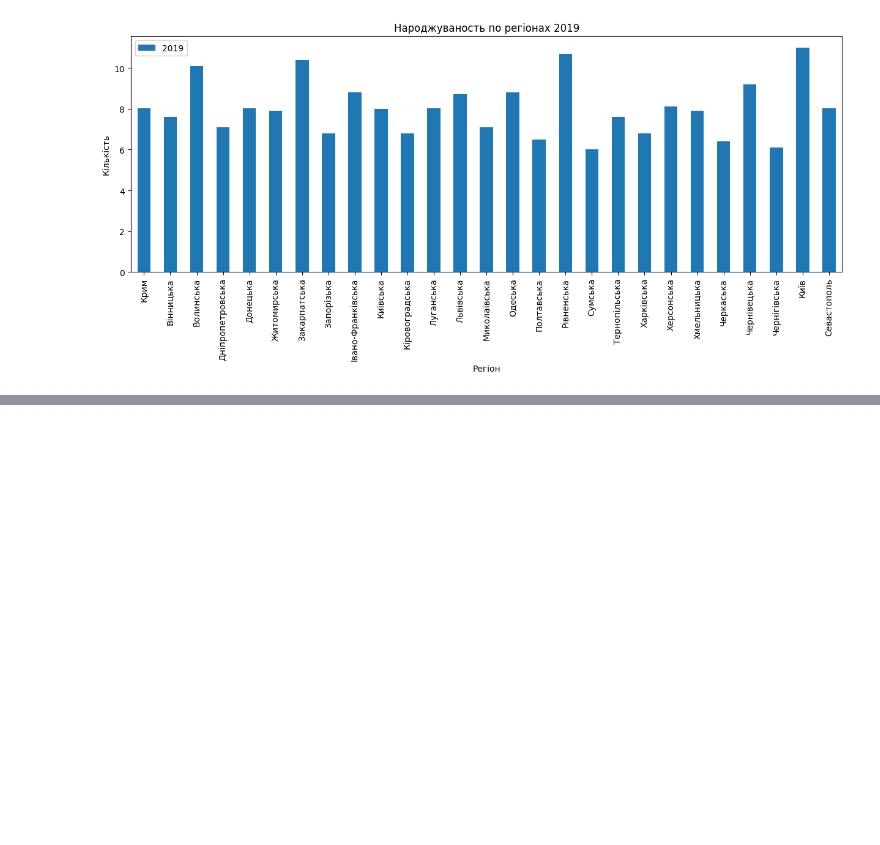
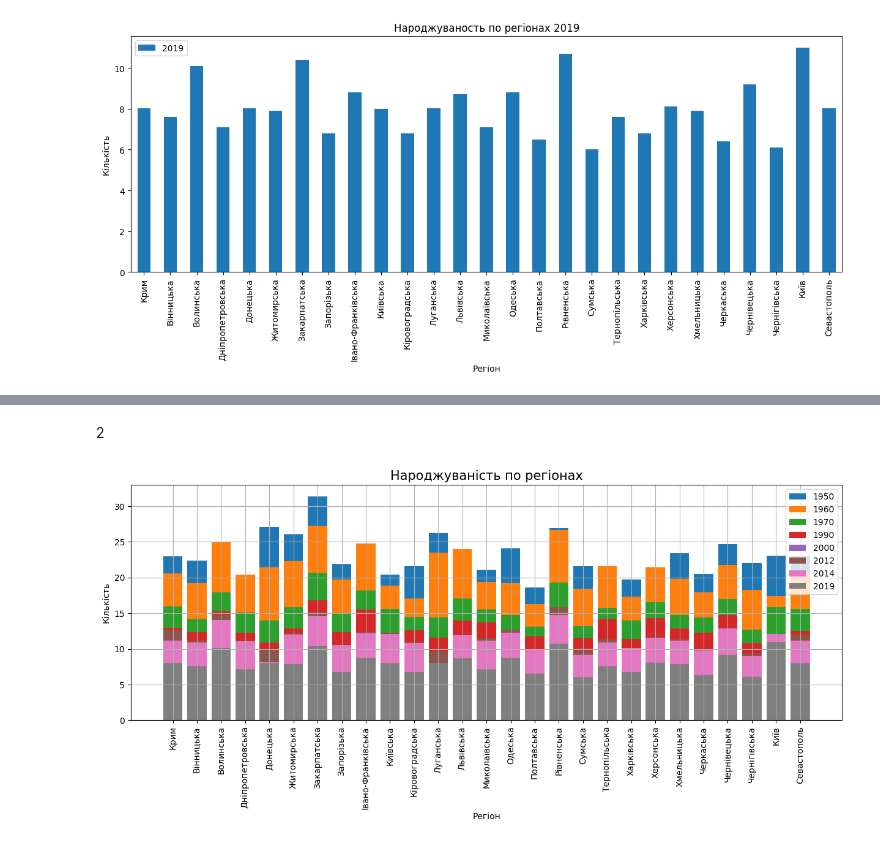
Before and after one commit to tarsweb-Python-GOIT/DS-HW, a Jupyter notebook: hw-02-01.ipynb, the cells around one changed output, grey strips where cells are left out. Saved outputs shown, nothing was run; the diff lists cells and outputs as text; code cells hidden in the pictures; blank space fills up the shorter version.

```diff
--- a/hw-02-01.ipynb
+++ b/hw-02-01.ipynb
@@ -189,0 +218,15 @@ pl = data[["Регіон", year]].plot.bar(x="Регіон", y=year, ylabel = "
+# %% [markdown]
+2
+# %%
+plt.figure(figsize=(15, 5))
+for col in data.columns[1:]:
+    plt.bar(data["Регіон"], data[col], label=col)
+plt.xticks(rotation=90)
+plt.legend()
+plt.xlabel("Регіон")
+plt.ylabel("Кількість")
+plt.title("Народжуваність по регіонах", fontsize=15)
+plt.grid()
+plt.show()
+# %% [output]
+[figure, added]
```
Also changed, not shown: parts of 6 cells of this notebook.
